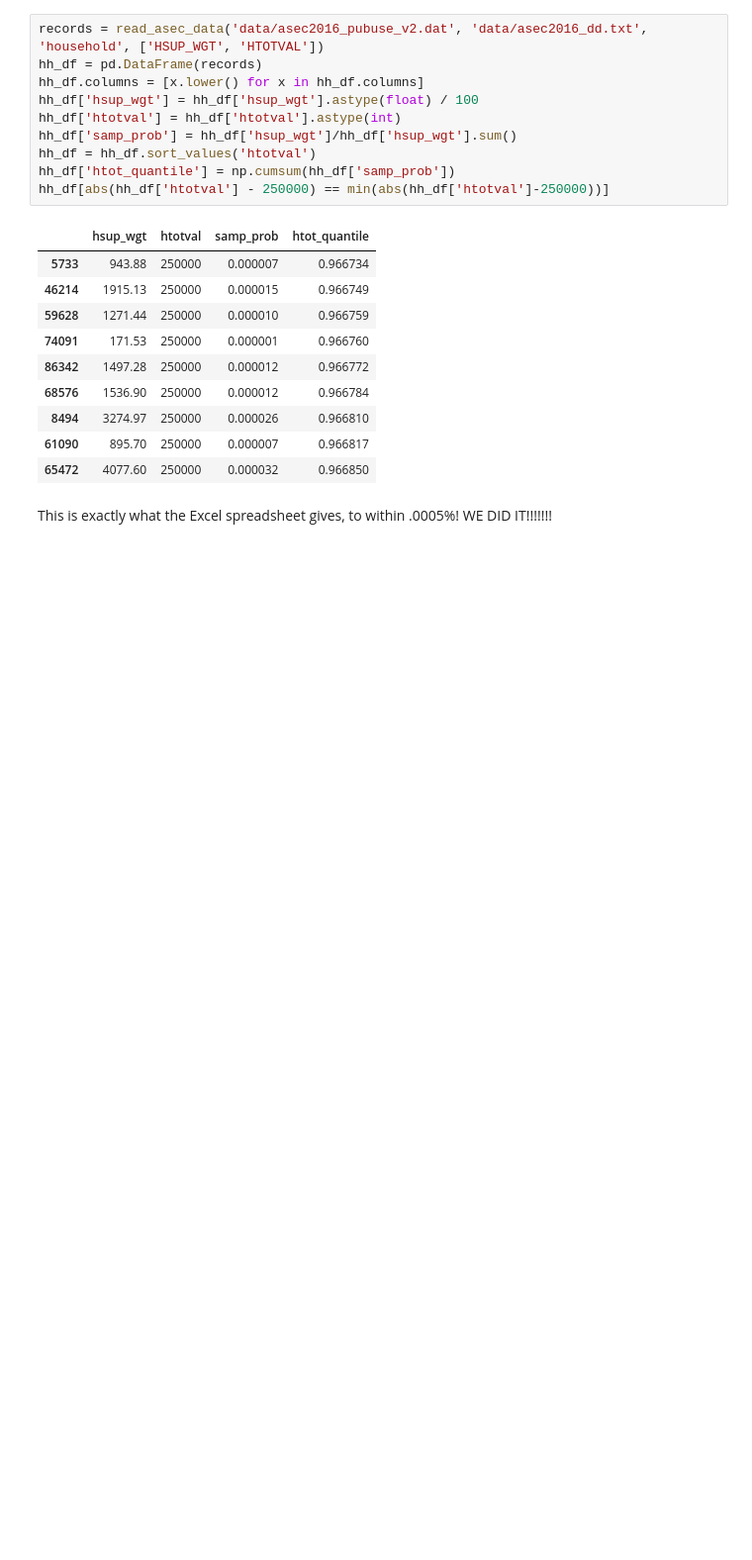
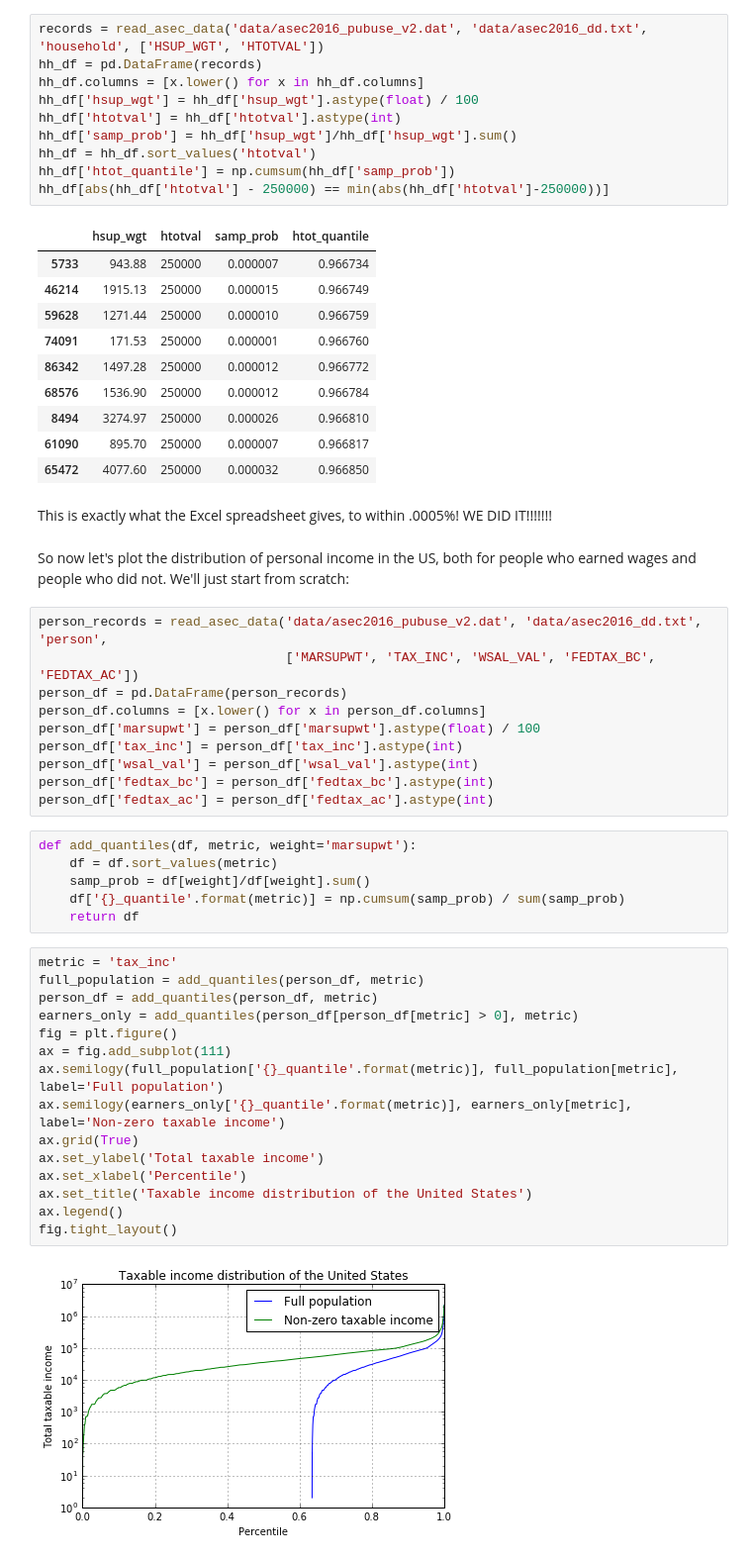
Before and after one commit to cmdavis4/census, a Jupyter notebook: explore_census_data.ipynb, the cells around one changed output. Shown at 99% size. Saved outputs shown, nothing was run; the diff lists cells and outputs as text; blank space fills up the shorter version.

```diff
--- a/explore_census_data.ipynb
+++ b/explore_census_data.ipynb
@@ -109,3 +110,38 @@ hh_df[abs(hh_df['htotval'] - 250000) == min(abs(hh_df['htotval']-250000))]
 | 65472 | 4077.60 | 250000 | 0.000032 | 0.966850 |
 # %% [markdown]
 This is exactly what the Excel spreadsheet gives, to within .0005%! WE DID IT!!!!!!!
+# %% [markdown]
+So now let's plot the distribution of personal income in the US, both for people who earned wages and people who did not. We'll just start from scratch:
+# %%
+person_records = read_asec_data('data/asec2016_pubuse_v2.dat', 'data/asec2016_dd.txt', 'person',
+                                ['MARSUPWT', 'TAX_INC', 'WSAL_VAL', 'FEDTAX_BC', 'FEDTAX_AC'])
+person_df = pd.DataFrame(person_records)
+person_df.columns = [x.lower() for x in person_df.columns]
+person_df['marsupwt'] = person_df['marsupwt'].astype(float) / 100
+person_df['tax_inc'] = person_df['tax_inc'].astype(int)
+person_df['wsal_val'] = person_df['wsal_val'].astype(int)
+person_df['fedtax_bc'] = person_df['fedtax_bc'].astype(int)
+person_df['fedtax_ac'] = person_df['fedtax_ac'].astype(int)
+# %%
+def add_quantiles(df, metric, weight='marsupwt'):
+    df = df.sort_values(metric)
+    samp_prob = df[weight]/df[weight].sum()
+    df['{}_quantile'.format(metric)] = np.cumsum(samp_prob) / sum(samp_prob)
+    return df
+# %%
+metric = 'tax_inc'
+full_population = add_quantiles(person_df, metric)
+person_df = add_quantiles(person_df, metric)
+earners_only = add_quantiles(person_df[person_df[metric] > 0], metric)
+fig = plt.figure()
+ax = fig.add_subplot(111)
+ax.semilogy(full_population['{}_quantile'.format(metric)], full_population[metric], label='Full population')
+ax.semilogy(earners_only['{}_quantile'.format(metric)], earners_only[metric], label='Non-zero taxable income')
+ax.grid(True)
+ax.set_ylabel('Total taxable income')
+ax.set_xlabel('Percentile')
+ax.set_title('Taxable income distribution of the United States')
+ax.legend()
+fig.tight_layout()
+# %% [output]
+[figure, added]
```
Also changed, not shown: parts of 10 cells of this notebook, 1 other file.
